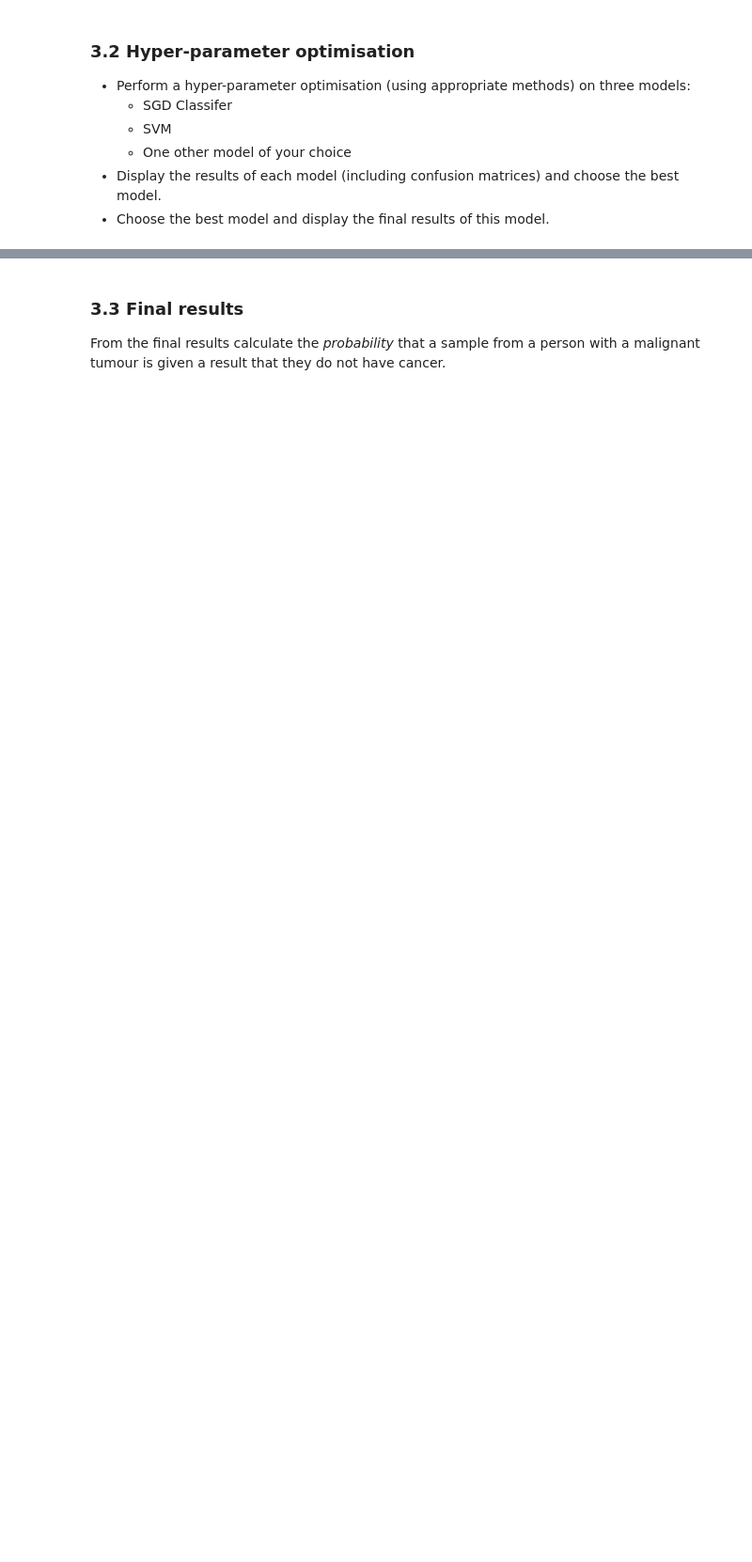
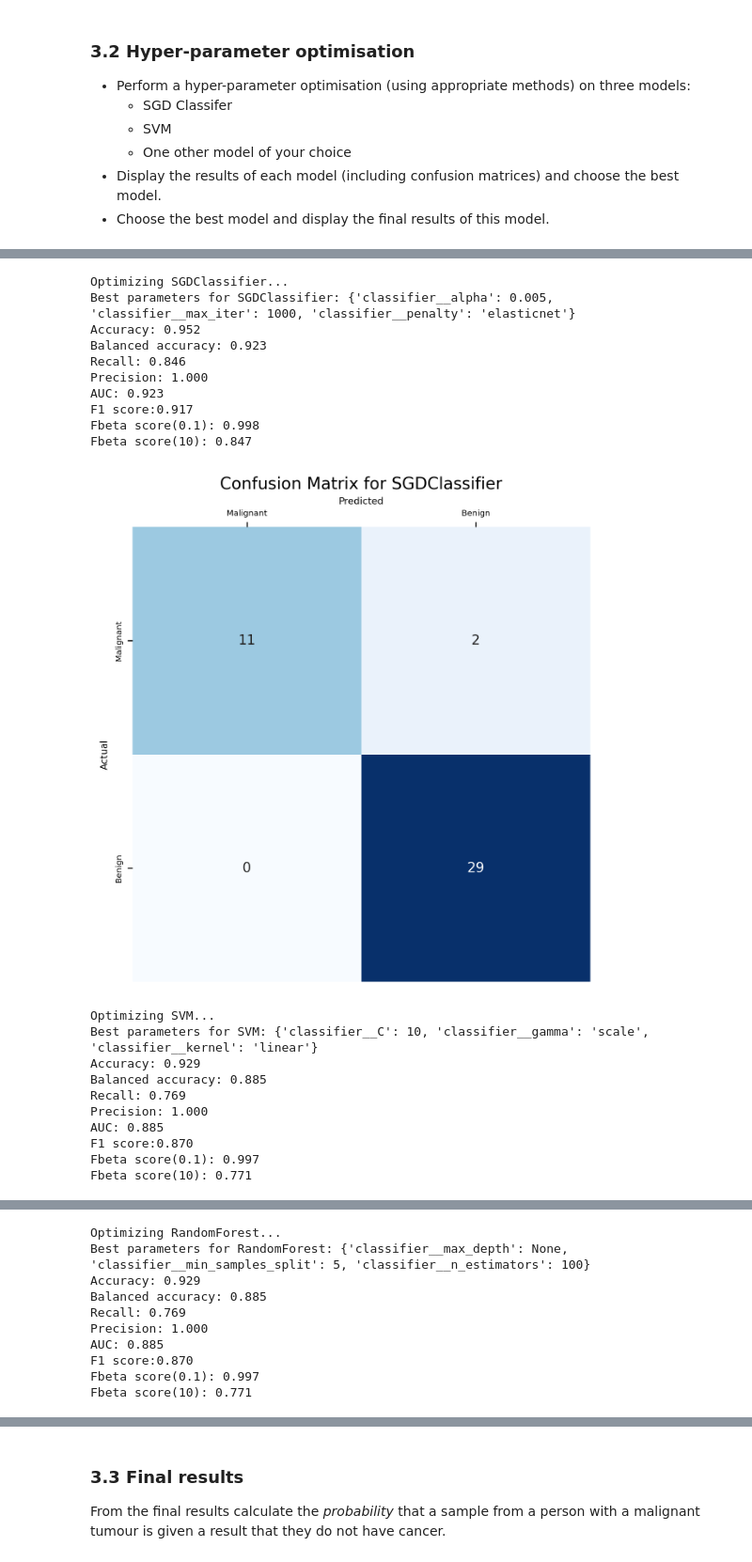
Before and after one commit to billzhao1030/Using_ML_Tools, a Jupyter notebook: Assignment/Assignment 2/A2_a1896243.ipynb, the cells around one changed output, grey strips where cells are left out. Shown at 94% size. Cells and saved outputs as stored; diff of their text form; code cells hidden in the pictures; blank space fills up the shorter version.

```diff
--- a/Assignment/Assignment 2/A2_a1896243.ipynb
+++ b/Assignment/Assignment 2/A2_a1896243.ipynb
@@ -135,0 +424,32 @@ Choose one performance metric from the above set. State your choice and explain
+# %%
+# Function to perform hyper-parameter optimization and evaluation
+def optimize_and_evaluate(models, param_grids, X_train, y_train, X_test, y_test):
+    best_model = None
+    best_model_name = None
+    best_performance = -1
+    best_param = None
+    for model_name in models:
+        print(f"Optimizing {model_name}...")
+        pipeline = Pipeline(steps=[('preprocessor', preprocessor),
+                                   ('classifier', models[model_name])])
+        grid_search = GridSearchCV(pipeline, param_grids[model_name], scoring='balanced_accuracy', cv=10, n_jobs=-1)
+        grid_search.fit(X_train, y_train)
+
+        # Make prediction on the test sety
+        y_pred = grid_search.predict(X_test)
+        perfromance = balanced_accuracy_score(y_test, y_pred)
+
+        if perfromance > best_performance:
+            best_performance = perfromance
+            best_model_name = model_name
+            best_model = grid_search.best_estimator_
+            best_param = grid_search.best_params_
+
+        print(f"Best parameters for {model_name}: {grid_search.best_params_}")
+
+        # Show all the result
+        show_result(y_test, y_pred, model_name)
+
+    print(f"The best model: {best_model_name}, with hyperparameter {best_param}")
+
+    return best_model
@@ -135,0 +458,25 @@ Choose one performance metric from the above set. State your choice and explain
+# %%
+# Perform optimization and evaluation using train and validation set
+best_model = optimize_and_evaluate(models, param_grids, X_train, y_train, X_val, y_val)
+# %% [output]
+Optimizing SGDClassifier...
+Best parameters for SGDClassifier: {'classifier__alpha': 0.005, 'classifier__max_iter': 1000, 'classifier__penalty': 'elasticnet'}
+Accuracy: 0.952
+Balanced accuracy: 0.923
+Recall: 0.846
+Precision: 1.000
+AUC: 0.923
+F1 score:0.917
+Fbeta score(0.1): 0.998
+Fbeta score(10): 0.847
+[figure, added]
+Optimizing SVM...
+Best parameters for SVM: {'classifier__C': 10, 'classifier__gamma': 'scale', 'classifier__kernel': 'linear'}
+Accuracy: 0.929
+Balanced accuracy: 0.885
+Recall: 0.769
+Precision: 1.000
+AUC: 0.885
+F1 score:0.870
+Fbeta score(0.1): 0.997
+Fbeta score(10): 0.771
@@ -135,0 +484,10 @@ Choose one performance metric from the above set. State your choice and explain
+Optimizing RandomForest...
+Best parameters for RandomForest: {'classifier__max_depth': None, 'classifier__min_samples_split': 5, 'classifier__n_estimators': 100}
+Accuracy: 0.929
+Balanced accuracy: 0.885
+Recall: 0.769
+Precision: 1.000
+AUC: 0.885
+F1 score:0.870
+Fbeta score(0.1): 0.997
+Fbeta score(10): 0.771
```
Also changed, not shown: parts of 53 cells of this notebook, 2 other files.
